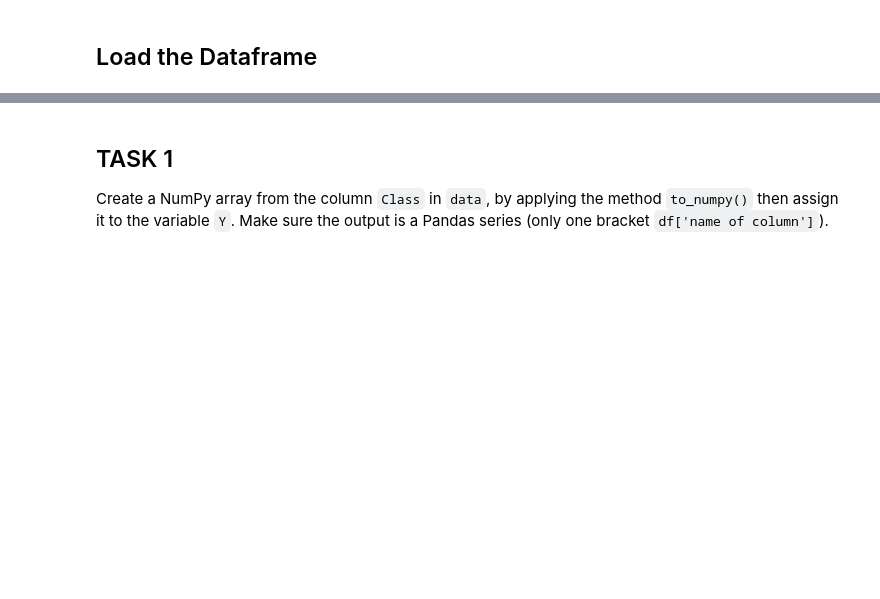
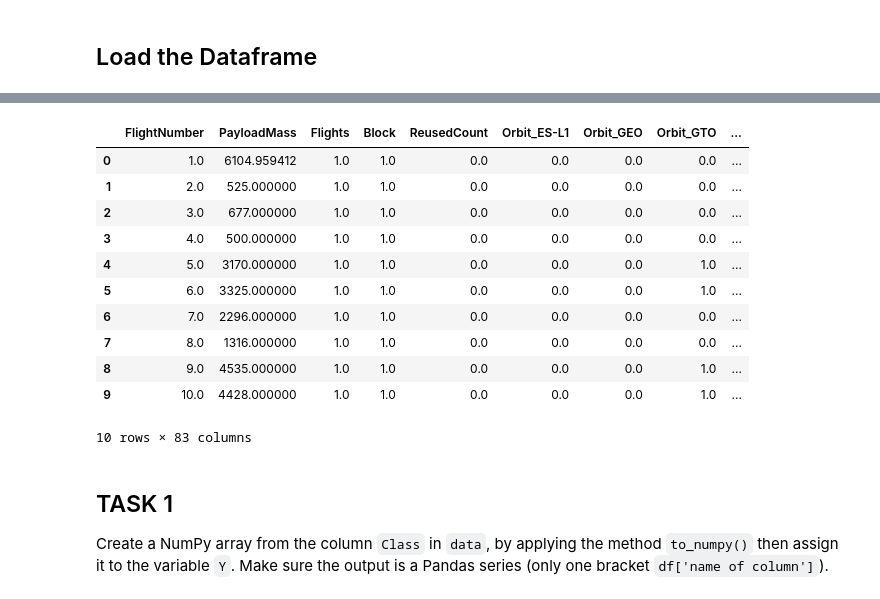
Before and after one commit to BoldwinMax/SpaceX-Falcon9-Landing-Prediction, a Jupyter notebook: 8_SpaceX_Machine_Learning_Prediction.ipynb, the cells around one changed output, grey strips where cells are left out. Cells and saved outputs as stored; diff of their text form; code cells hidden in the pictures; blank space fills up the shorter version.

```diff
--- a/8_SpaceX_Machine_Learning_Prediction.ipynb
+++ b/8_SpaceX_Machine_Learning_Prediction.ipynb
@@ -67,7 +85,20 @@ data.head()
 # Load dataset_part_3.csv (the feature-engineered dataset)
 X = pd.read_csv('https://cf-courses-data.s3.us.cloud-object-storage.appdomain.cloud/IBM-DS0321EN-SkillsNetwork/datasets/dataset_part_3.csv')
 # %%
-X.head(100)
+X.head(10)
+# %% [output]
+|  | FlightNumber | PayloadMass | Flights | Block | ReusedCount | Orbit_ES-L1 | Orbit_GEO | Orbit_GTO | ... |
+| 0 | 1.0 | 6104.959412 | 1.0 | 1.0 | 0.0 | 0.0 | 0.0 | 0.0 | ... |
+| 1 | 2.0 | 525.000000 | 1.0 | 1.0 | 0.0 | 0.0 | 0.0 | 0.0 | ... |
+| 2 | 3.0 | 677.000000 | 1.0 | 1.0 | 0.0 | 0.0 | 0.0 | 0.0 | ... |
+| 3 | 4.0 | 500.000000 | 1.0 | 1.0 | 0.0 | 0.0 | 0.0 | 0.0 | ... |
+| 4 | 5.0 | 3170.000000 | 1.0 | 1.0 | 0.0 | 0.0 | 0.0 | 1.0 | ... |
+| 5 | 6.0 | 3325.000000 | 1.0 | 1.0 | 0.0 | 0.0 | 0.0 | 1.0 | ... |
+| 6 | 7.0 | 2296.000000 | 1.0 | 1.0 | 0.0 | 0.0 | 0.0 | 0.0 | ... |
+| 7 | 8.0 | 1316.000000 | 1.0 | 1.0 | 0.0 | 0.0 | 0.0 | 0.0 | ... |
+| 8 | 9.0 | 4535.000000 | 1.0 | 1.0 | 0.0 | 0.0 | 0.0 | 1.0 | ... |
+| 9 | 10.0 | 4428.000000 | 1.0 | 1.0 | 0.0 | 0.0 | 0.0 | 1.0 | ... |
+10 rows × 83 columns
 # %% [markdown]
 ## TASK 1
 
```
Also changed, not shown: parts of 29 cells of this notebook.
